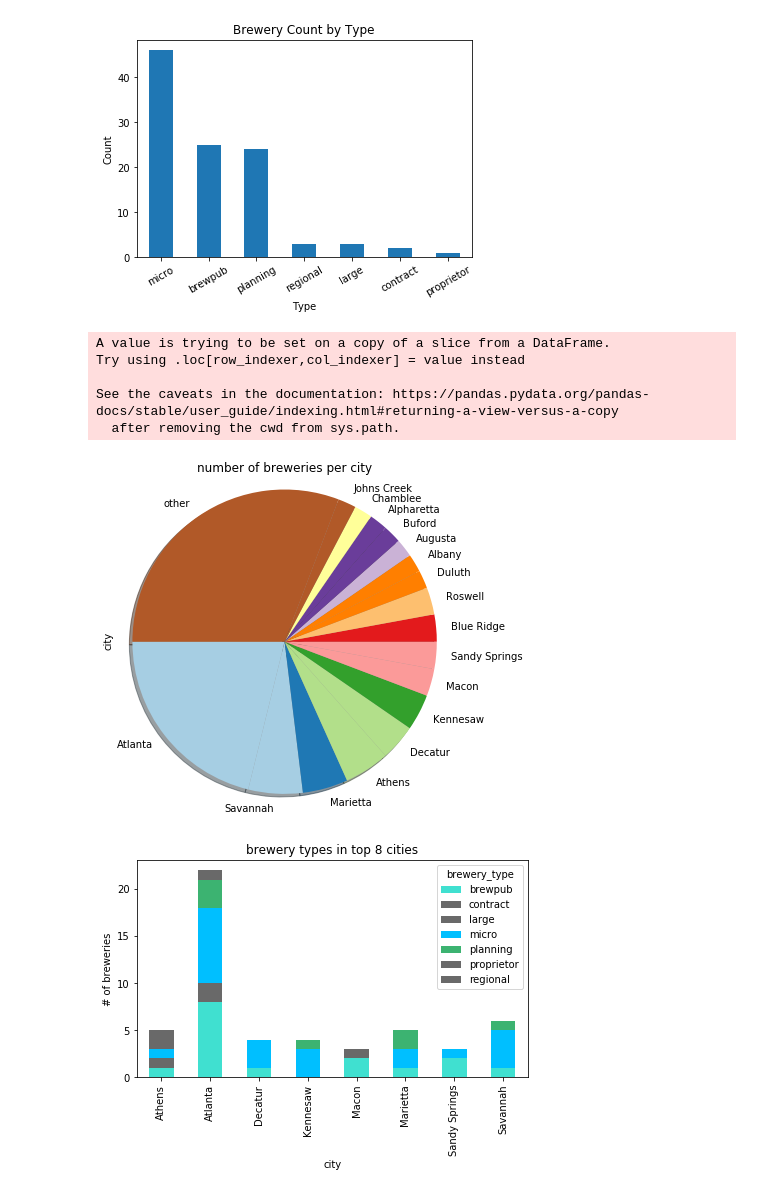
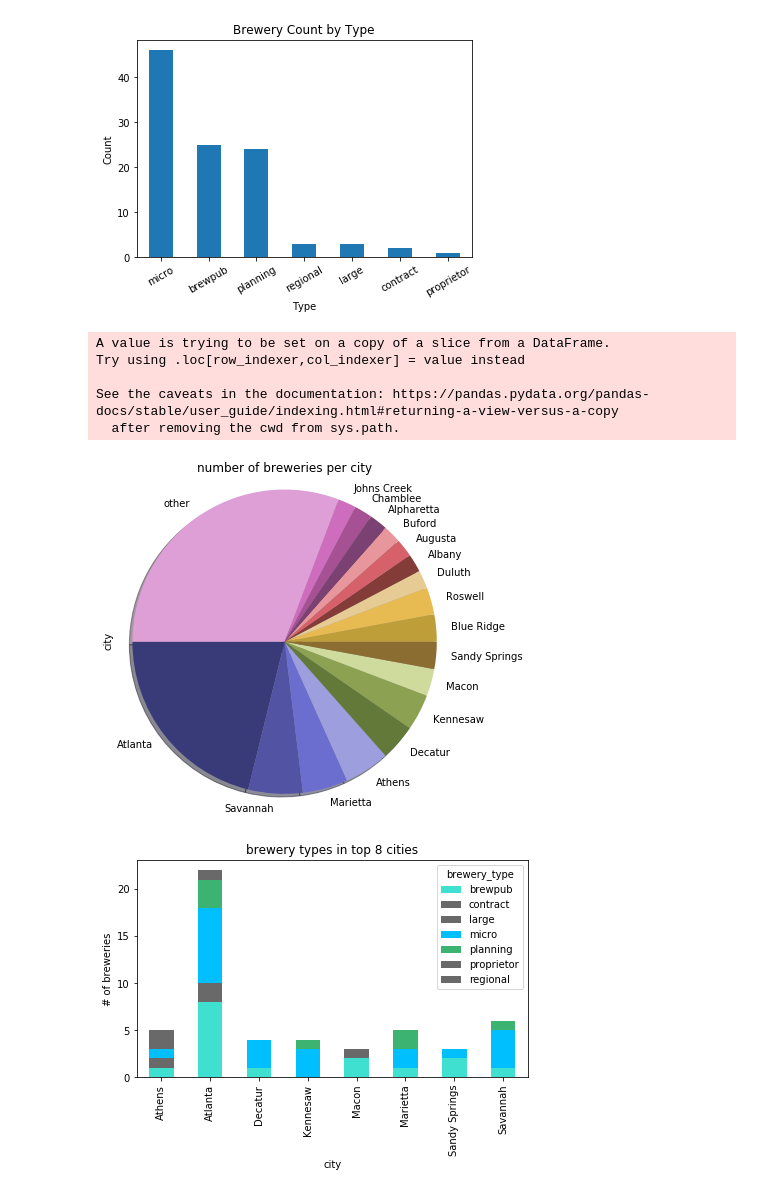
Before and after one commit to sjani184/Megadatatron, a Jupyter notebook: main_notebook.ipynb, the cells around one changed output. Cells and saved outputs as stored; diff of their text form; code cells hidden in the pictures.

Commit message:
fixed pie chart

```diff
--- a/main_notebook.ipynb
+++ b/main_notebook.ipynb
@@ -70,35 +70,35 @@ city_counts_df = pd.DataFrame (city_counts)
 #divide cities w/ at least 2 breweries & cities w/ just 1
 top_cities_df = city_counts_df.loc [city_counts_df['city'] > 1]
 bottom_cities_df = city_counts_df.loc [city_counts_df['city'] == 1]
 
 #total the cities' breweries, create new dataframe to append to top_cities_df
 bottom_total = len(bottom_cities_df)
 other_cities_df = pd.DataFrame ({'city': [bottom_total]},
                                 index = ['other'])
 
 top_cities_df = top_cities_df.append (other_cities_df)
 
 # pretty pie chart
 top_cities_df.plot.pie (y = 'city',
                         legend = False,
                         startangle = 180,
                         shadow = True,
                         figsize = (6,6),
-                        colormap = "Paired",
+                        colormap = "tab20b",
 #                         autopct = "%1.1f%%",
                         title = 'number of breweries per city')
 
 plt.axis ("equal")
 
 #export png
 plt.savefig ('output/city_pie_chart.png')
 # %% [output]
 A value is trying to be set on a copy of a slice from a DataFrame.
 Try using .loc[row_indexer,col_indexer] = value instead
 
 See the caveats in the documentation: https://pandas.pydata.org/pandas-docs/stable/user_guide/indexing.html#returning-a-view-versus-a-copy
   after removing the cwd from sys.path.
-[figure, old version]
+[figure, new version]
 # %%
 #stacked bar chart using city & type counts in previous 2 cells
 stacked_data = ga_brews_df.loc [:, ('city', 'brewery_type')]
```
Also changed, not shown: 1 other file.
